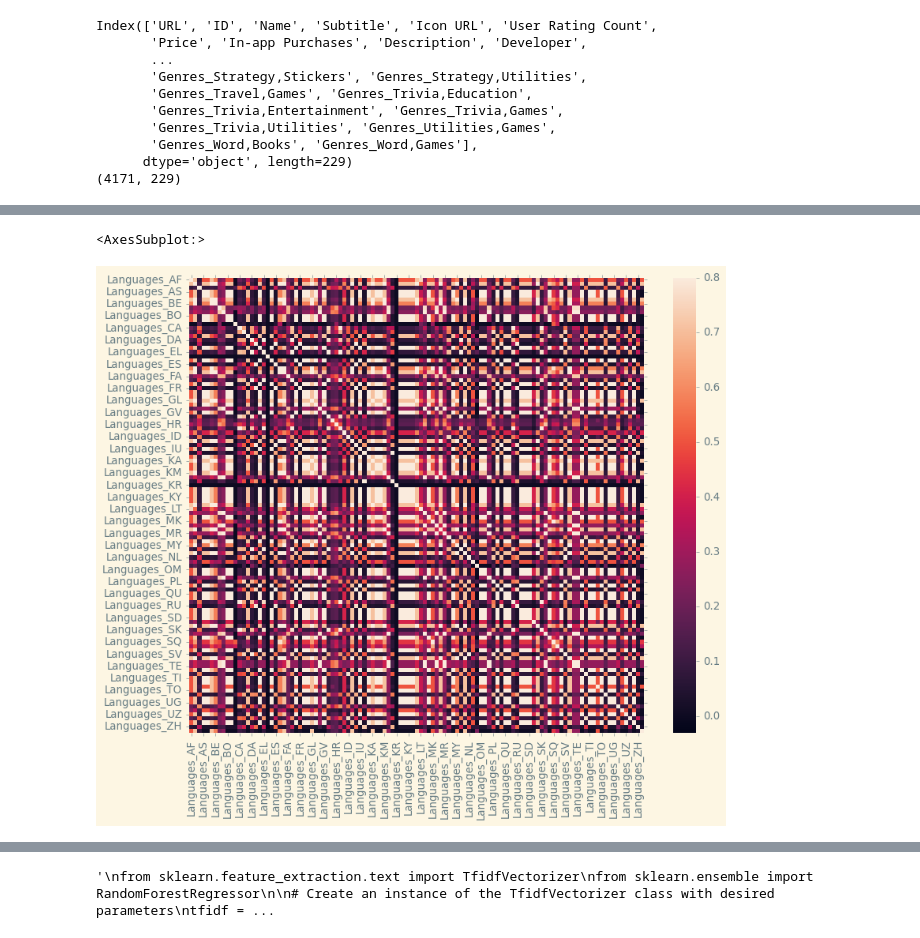
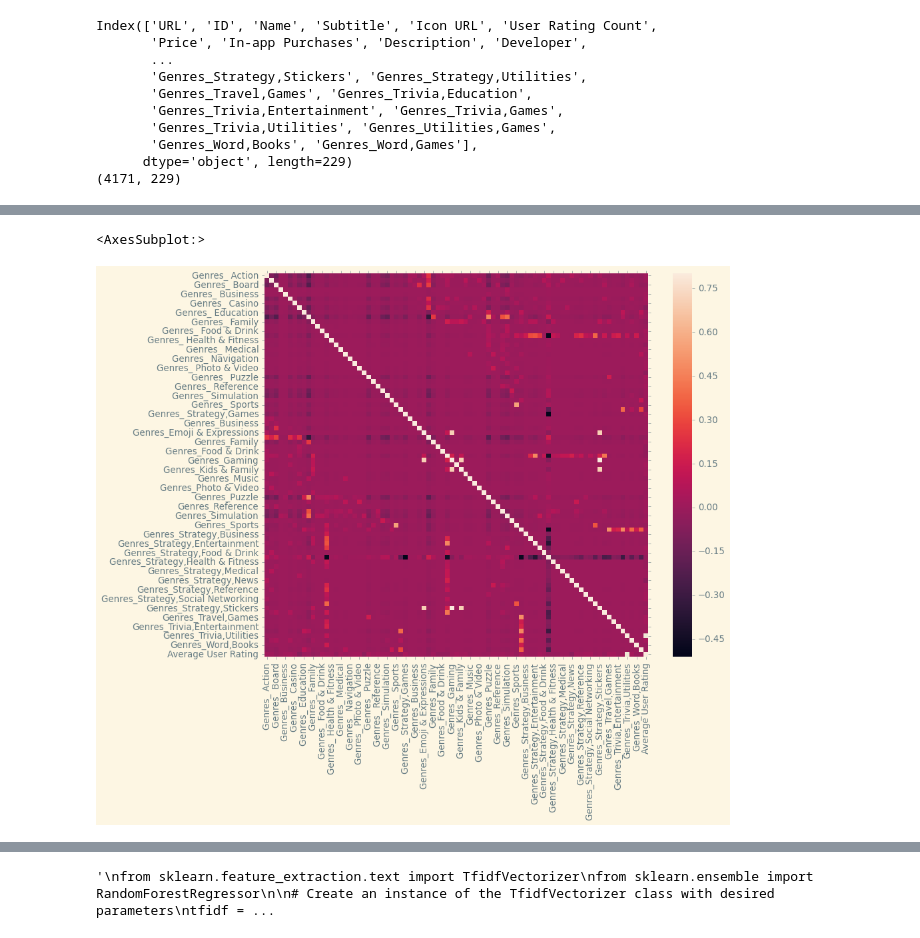
Before and after one commit to tenafrangelos/Game-Application-Success-Prediction, a Jupyter notebook: games.ipynb, the cells around one changed output, grey strips where cells are left out. Drawn from its saved outputs; the diff is of its cells as text; code cells hidden in the pictures.

```diff
--- a/games.ipynb
+++ b/games.ipynb
@@ -217,11 +217,15 @@ data['subtitle_yes_no'] = data['Subtitle'].apply(lambda x: 0 if x == '' else 1)
 
 # In app purchases categories and dummy variables
 data['In-app Purchases'] = data['In-app Purchases'].fillna('0.0') #No data will be taken as $0
-data['In-app Purchases'] = data['In-app Purchases'].apply(lambda x: '0.0' if x == '0' else x) #for consistency
 data['In-app Purchases'] = data['In-app Purchases'].apply(lambda x: x.split(', ')) #turn string into list
-
+print(data['In-app Purchases'])
 # Prices range from 0 to 99.99. Split into 4 quadrants
 data['In-App-Q1'] = data['In-app Purchases'].apply(lambda x: 1 if any(float(i) < 25 for i in x) else 0) #prices from 0 to 24.99
 data['In-App-Q2'] = data['In-app Purchases'].apply(lambda x: 1 if any(25 <= float(i) < 50 for i in x) else 0) #prices from 25 to 49.99
 data['In-App-Q3'] = data['In-app Purchases'].apply(lambda x: 1 if any(50 <= float(i) < 75 for i in x) else 0) #prices from 50 to 74.99
 data['In-App-Q4'] = data['In-app Purchases'].apply(lambda x: 1 if any(75 <= float(i) < 100 for i in x) else 0) #prices from 75 to 99.99
+
+print(data['In-App-Q1'])
+print(data['In-App-Q2'])
+print(data['In-App-Q3'])
+print(data['In-App-Q4'])
@@ -350,3 +372,9 @@ In-App-Q4                       0
 dtype: int64
 0
 0
+# %%
+x_train.head()
+scale_mapper = {"4+":4, "9+":9, "12+":12, "17+":17}
+x_train["Age Rating"] = x_train["Age Rating"].replace(scale_mapper)
+x_test["Age Rating"] = x_test["Age Rating"].replace(scale_mapper)
+x_train.info()
@@ -828,17 +870,13 @@ x_test_top_features = x_test[top_feature_indices]
 # %%
-# combine x_train and y_train into a single DataFrame
-df2 = pd.concat([x_train, y_train], axis=1)
+# get the correlation matrix for columns that start with "Genres"
+columns_to_keep = [c for c in x_train.columns if c.startswith('Genres')]
+df2 = pd.concat([x_train[columns_to_keep], y_train], axis=1)
 
-# get the correlation matrix for the combined data
 corrmat = df2.corr()
-
-# get the correlation matrix for columns that start with "developer"
-columns_to_keep = [c for c in x_train.columns if c.startswith('Languages')]
-corrmat = x_train[columns_to_keep].corr()
 
 # plot the heatmap
 f, ax = plt.subplots(figsize=(12, 9))
 sns.heatmap(corrmat, vmax=.8, square=True)
 # %% [output]
 <AxesSubplot:>
-[figure, old version]
+[figure, new version]
```
Also changed, not shown: parts of 31 cells of this notebook, 15 other files.
